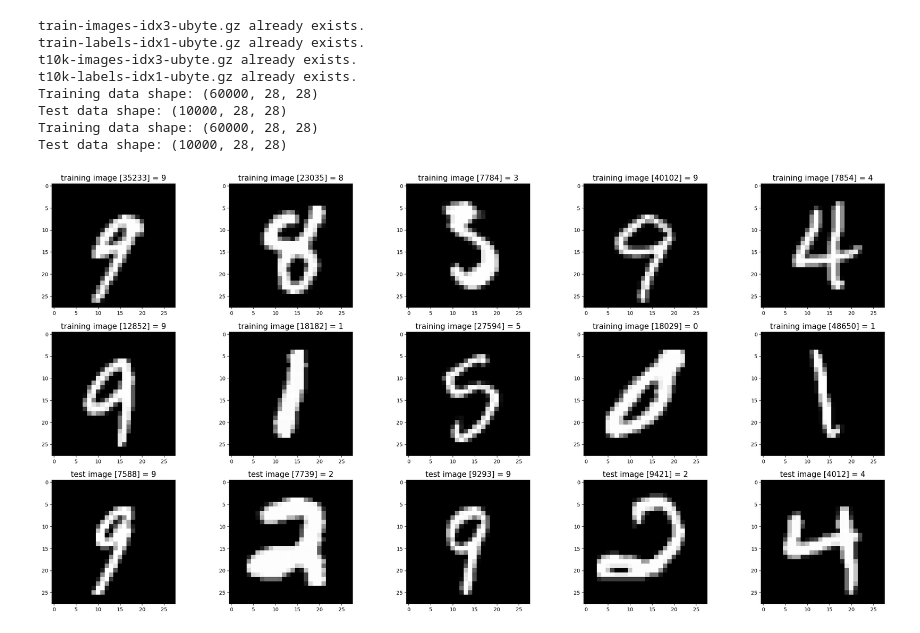
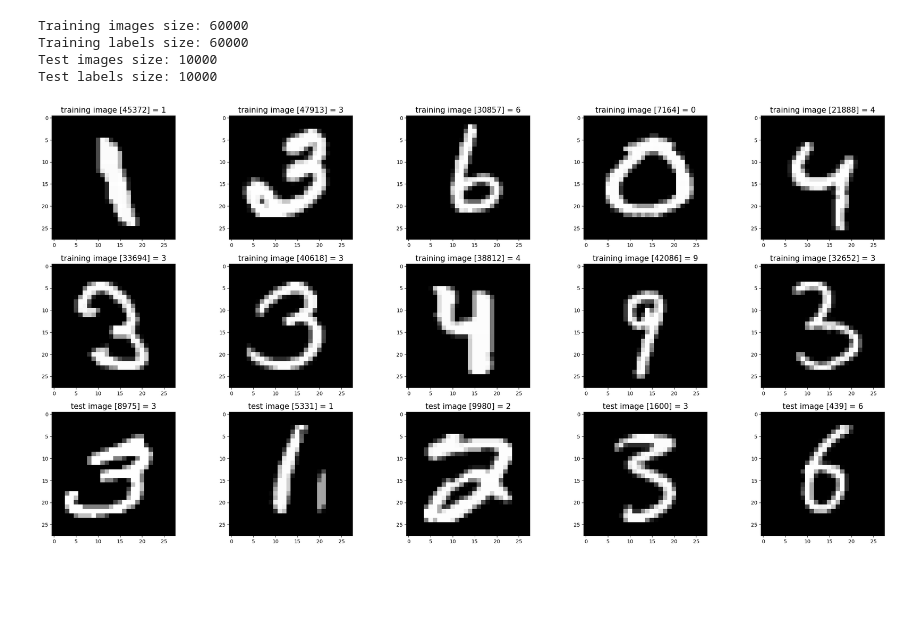
Before and after one commit to holmen1/mnist-from-scratch, a Jupyter notebook: demo.ipynb, the cells around one changed output. Drawn from its saved outputs; the diff is of its cells as text; code cells hidden in the pictures; blank space fills up the shorter version.

Commit message:
load and print

```diff
--- a/demo.ipynb
+++ b/demo.ipynb
@@ -26,42 +25,37 @@ def show_images(images, title_texts):
             plt.title(title_text, fontsize = 15);
         index += 1
 # %%
-# Load MNIST data using our data loader
-(x_train, y_train), (x_test, y_test) = load_mnist()
+training_images_filepath = 'data/train-images.idx3-ubyte'
+training_labels_filepath = 'data/train-labels.idx1-ubyte'
+test_images_filepath = 'data/t10k-images.idx3-ubyte'
+test_labels_filepath = 'data/t10k-labels.idx1-ubyte'
 
-print(f"Training data shape: {np.array(x_train).shape}")
-print(f"Test data shape: {np.array(x_test).shape}")
+
+mnist_dataloader = MnistDataloader(training_images_filepath, training_labels_filepath, test_images_filepath, test_labels_filepath)
+(x_train, y_train), (x_test, y_test) = mnist_dataloader.load_data()
-# %% [output]
-train-images-idx3-ubyte.gz already exists.
-train-labels-idx1-ubyte.gz already exists.
-t10k-images-idx3-ubyte.gz already exists.
-t10k-labels-idx1-ubyte.gz already exists.
-Training data shape: (60000, 28, 28)
-Test data shape: (10000, 28, 28)
-Training data shape: (60000, 28, 28)
-Test data shape: (10000, 28, 28)
+# %%
+print("Training images size:", len(x_train))
+print("Training labels size:", len(y_train))
+print("Test images size:", len(x_test))
+print("Test labels size:", len(y_test))
+# %% [output]
+Training images size: 60000
+Training labels size: 60000
+Test images size: 10000
+Test labels size: 10000
 # %%
-# Convert to numpy arrays for easier handling
-x_train = np.array(x_train)
-x_test = np.array(x_test)
-y_train = np.array(y_train)
-y_test = np.array(y_test)
-
-#
-# Show some random training and test images
-#
 images_2_show = []
 titles_2_show = []
 for i in range(0, 10):
-    r = random.randint(0, len(x_train)-1)  # Fix range
+    r = random.randint(1, 60000)
     images_2_show.append(x_train[r])
     titles_2_show.append('training image [' + str(r) + '] = ' + str(y_train[r]))
 
 for i in range(0, 5):
-    r = random.randint(0, len(x_test)-1)  # Fix range
+    r = random.randint(1, 10000)
     images_2_show.append(x_test[r])
     titles_2_show.append('test image [' + str(r) + '] = ' + str(y_test[r]))
 
 show_images(images_2_show, titles_2_show)
 # %% [output]
-[figure, old version]
+[figure, new version]
```
Also changed, not shown: parts of 1 cell of this notebook, 7 other files.
